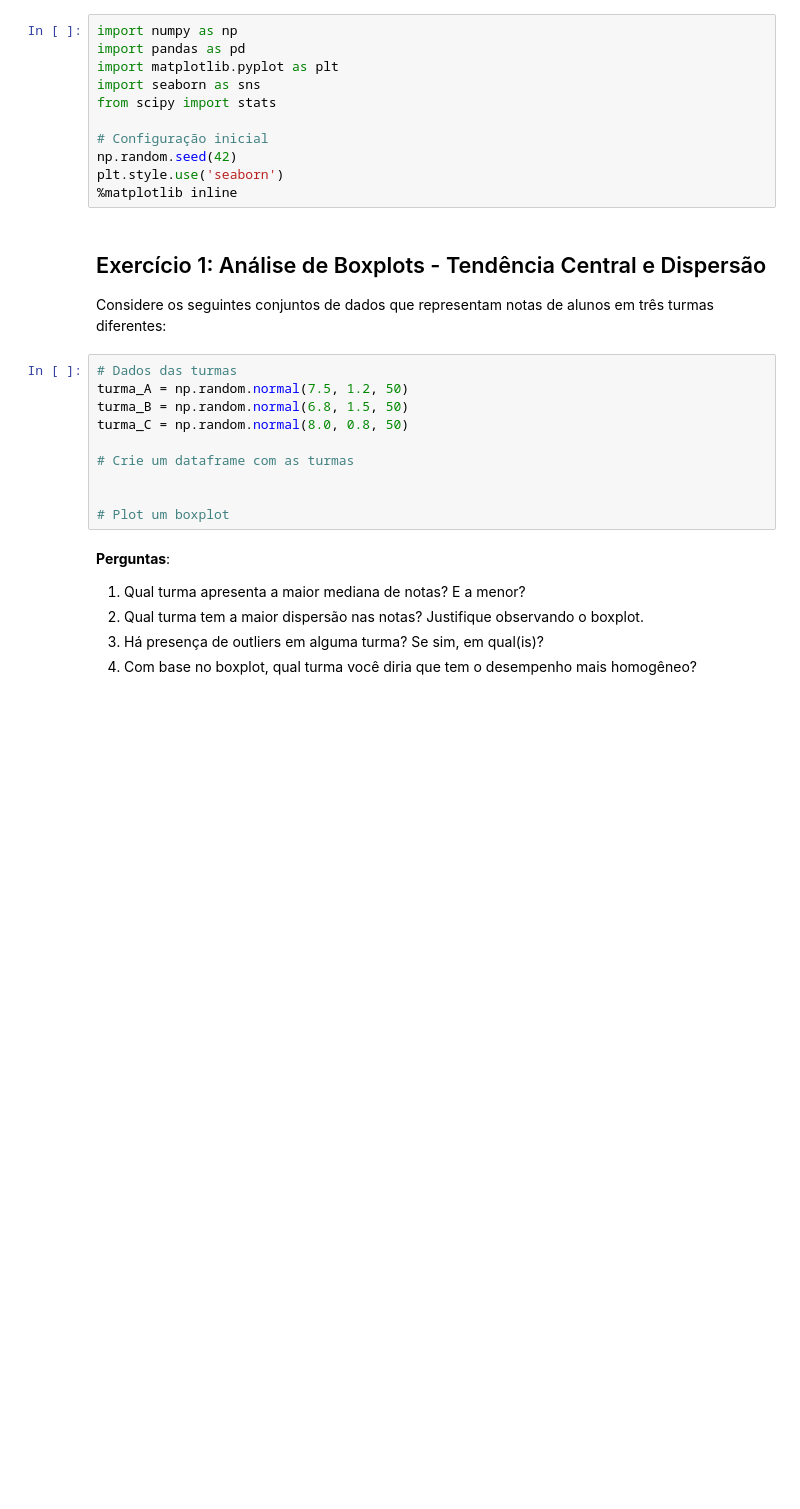
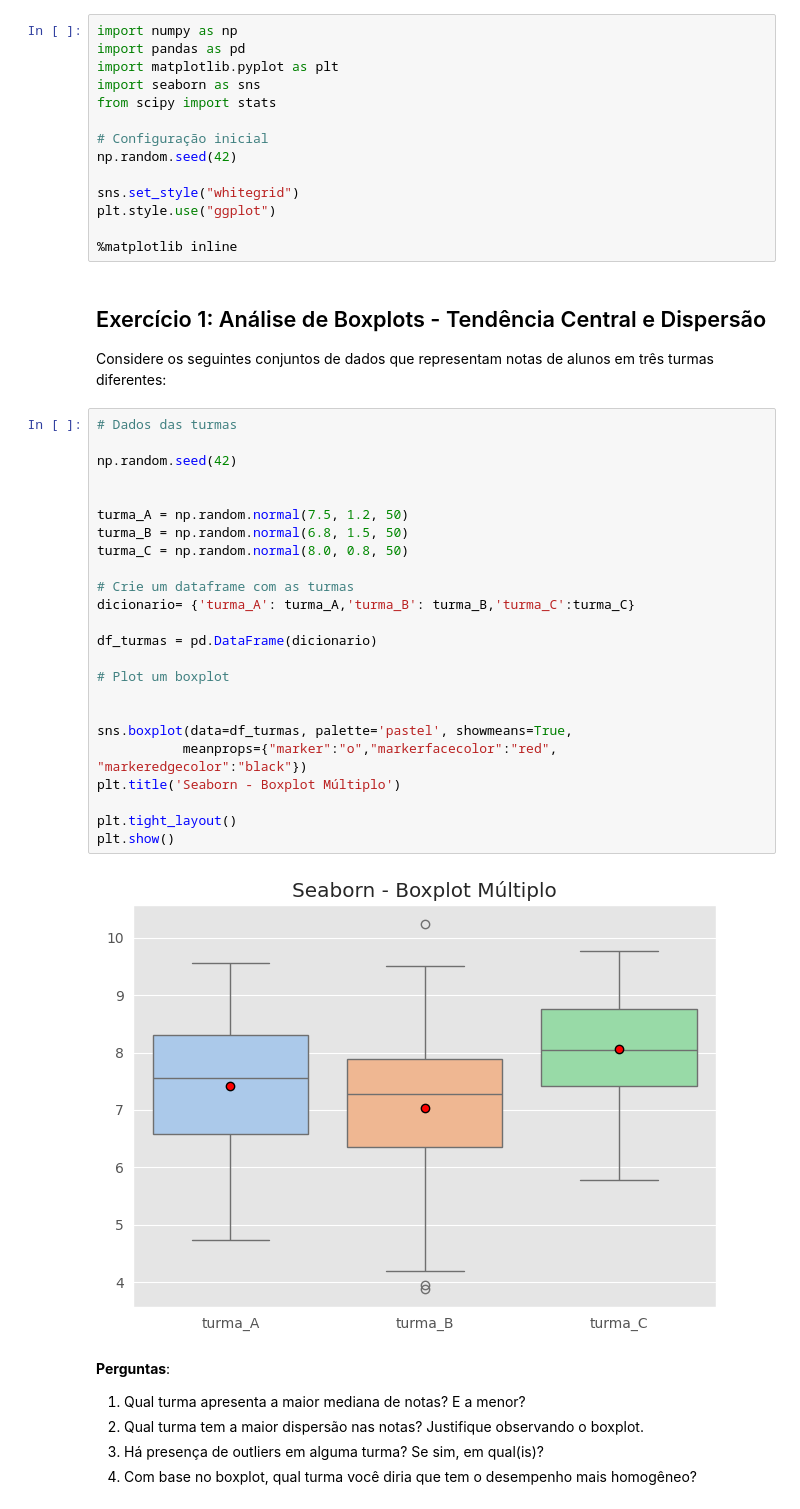
Before and after one commit to diegofloriano/data_science_2025, a Jupyter notebook: notebooks/lab04_Exercicios.ipynb, the cells around one changed output. Saved outputs shown, nothing was run; the diff lists cells and outputs as text; blank space fills up the shorter version.

```diff
--- a/notebooks/lab04_Exercicios.ipynb
+++ b/notebooks/lab04_Exercicios.ipynb
@@ -15,7 +15,10 @@ from scipy import stats
 
 # Configuração inicial
 np.random.seed(42)
-plt.style.use('seaborn')
+
+sns.set_style("whitegrid")
+plt.style.use("ggplot")
+
 %matplotlib inline
 # %% [markdown]
 ## Exercício 1: Análise de Boxplots - Tendência Central e Dispersão
@@ -24,14 +27,30 @@ plt.style.use('seaborn')
 Considere os seguintes conjuntos de dados que representam notas de alunos em três turmas diferentes:
 # %%
 # Dados das turmas
+
+np.random.seed(42)
+
+
 turma_A = np.random.normal(7.5, 1.2, 50)
 turma_B = np.random.normal(6.8, 1.5, 50)
 turma_C = np.random.normal(8.0, 0.8, 50)
 
 # Crie um dataframe com as turmas
+dicionario= {'turma_A': turma_A,'turma_B': turma_B,'turma_C':turma_C}
+
+df_turmas = pd.DataFrame(dicionario)
+
+# Plot um boxplot
 
 
-# Plot um boxplot
+sns.boxplot(data=df_turmas, palette='pastel', showmeans=True,
+           meanprops={"marker":"o","markerfacecolor":"red", "markeredgecolor":"black"})
+plt.title('Seaborn - Boxplot Múltiplo')
+
+plt.tight_layout()
+plt.show()
+# %% [output]
+[figure, added]
 # %% [markdown]
 **Perguntas**:
 1. Qual turma apresenta a maior mediana de notas? E a menor?
```
Also changed, not shown: parts of 2 cells of this notebook.
